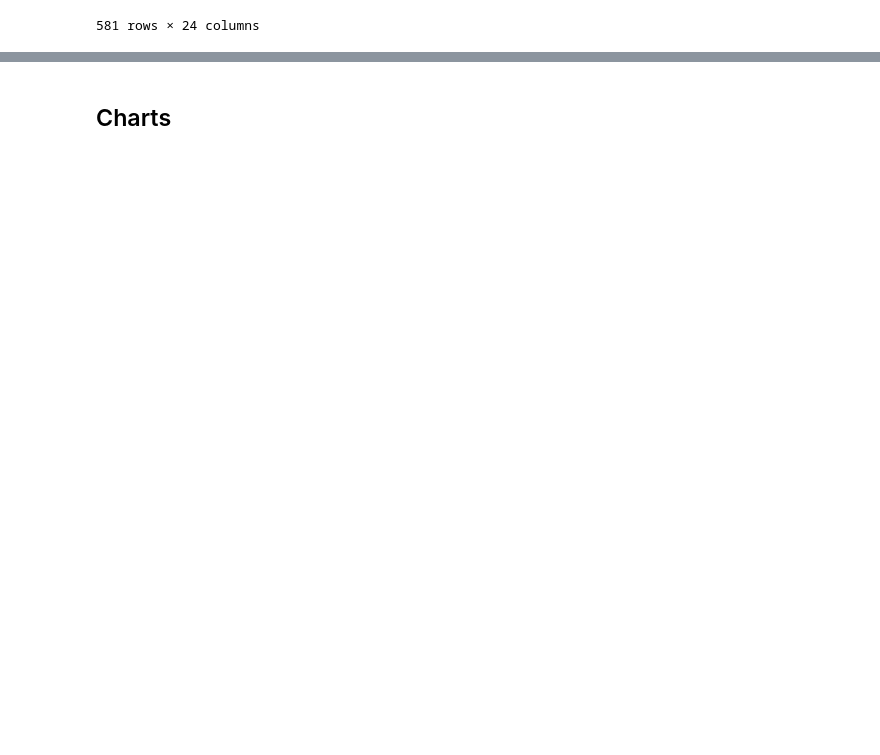
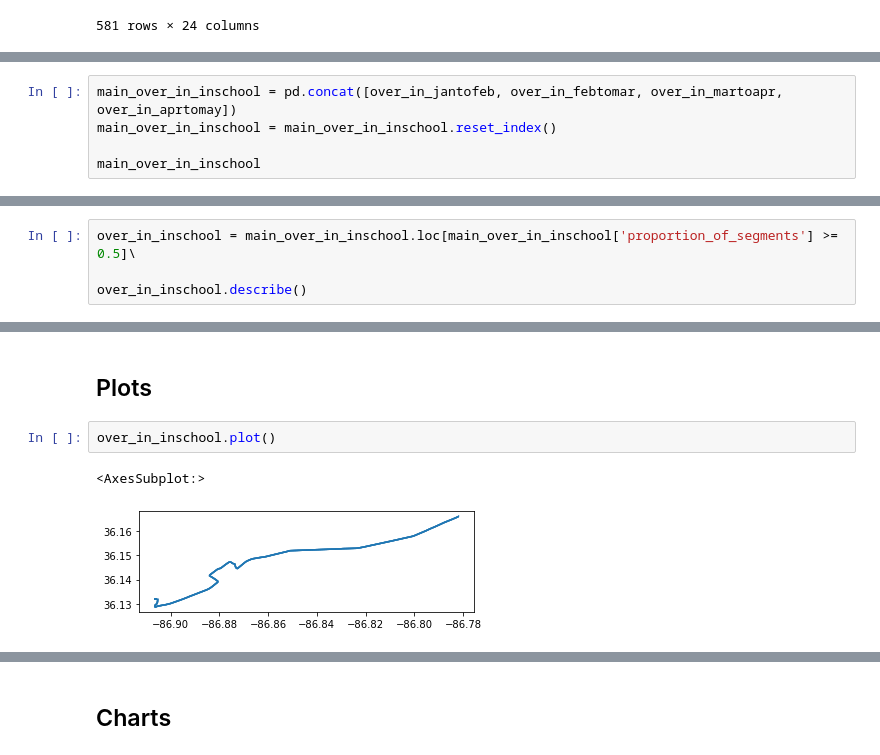
Before and after one commit to MylahKate/wego-scar, a Jupyter notebook: notebooks/Rt50_MF_WeGo_6to12.ipynb, the cells around one changed output, grey strips where cells are left out. Drawn from its saved outputs; the diff is of its cells as text; blank space fills up the shorter version.

```diff
--- a/notebooks/Rt50_MF_WeGo_6to12.ipynb
+++ b/notebooks/Rt50_MF_WeGo_6to12.ipynb
@@ -630,0 +637,5 @@ over_out_juntojul
+# %%
+main_over_in_inschool = pd.concat([over_in_jantofeb, over_in_febtomar, over_in_martoapr, over_in_aprtomay])
+main_over_in_inschool = main_over_in_inschool.reset_index()
+
+main_over_in_inschool
@@ -630,0 +675,4 @@ over_out_juntojul
+# %%
+over_in_inschool = main_over_in_inschool.loc[main_over_in_inschool['proportion_of_segments'] >= 0.5]\
+
+over_in_inschool.describe()
@@ -630,0 +703,8 @@ over_out_juntojul
+# %% [markdown]
+Plots
+---
+# %%
+over_in_inschool.plot()
+# %% [output]
+<AxesSubplot:>
+[figure, added]
```
Also changed, not shown: parts of 27 cells of this notebook.
